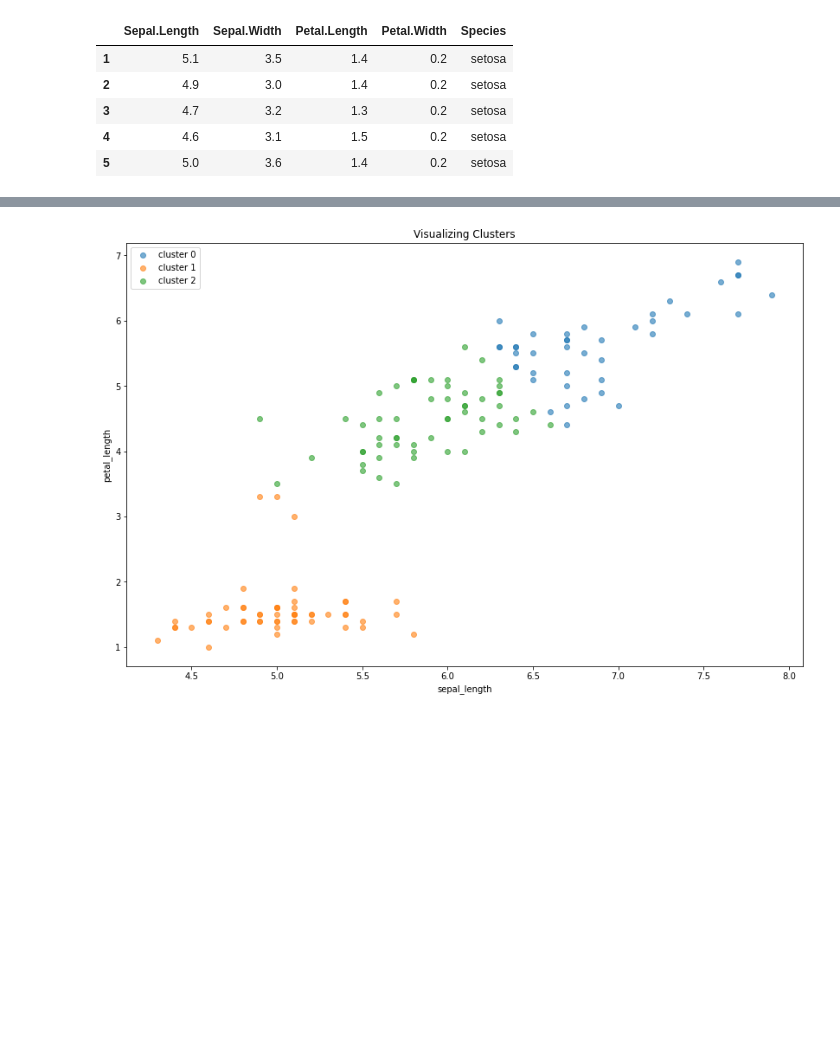
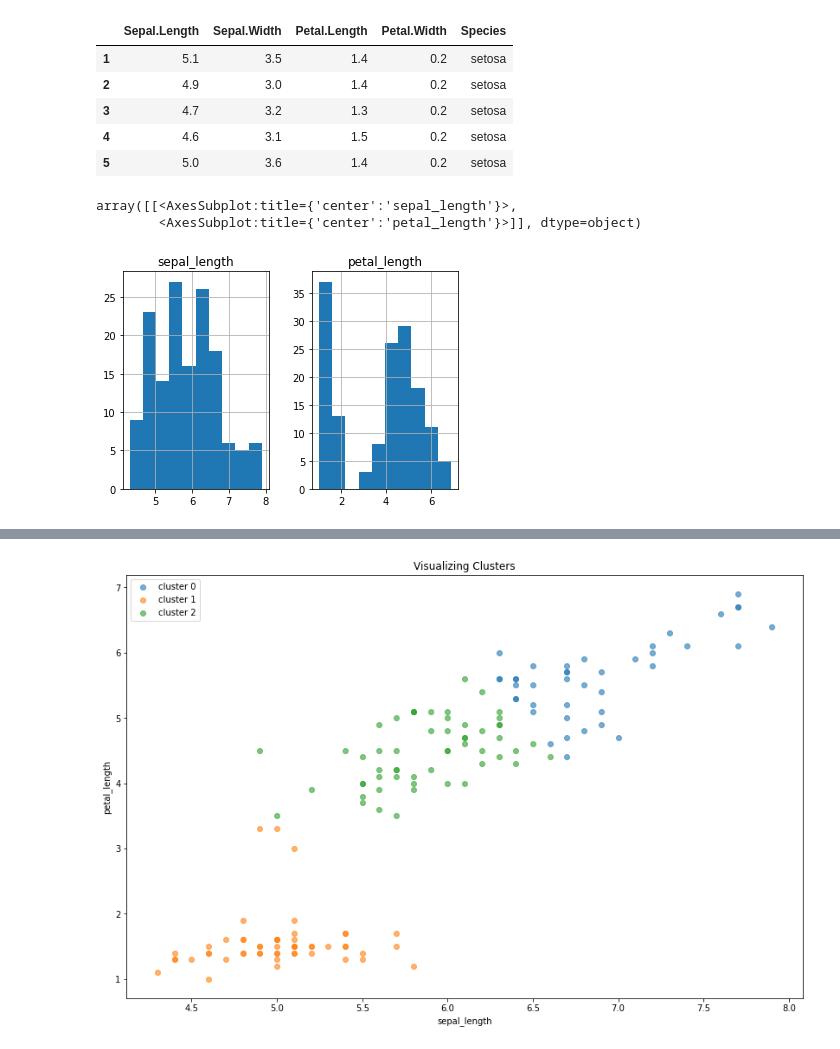
Before and after one commit to Joshua-C-Bryant/clustering-exercises, a Jupyter notebook: modeling.ipynb, the cells around one changed output, grey strips where cells are left out. Saved outputs shown, nothing was run; the diff lists cells and outputs as text; code cells hidden in the pictures; blank space fills up the shorter version.

```diff
--- a/modeling.ipynb
+++ b/modeling.ipynb
@@ -87,7 +87,11 @@ X = iris[['sepal_length','petal_length']]
 # %%
 # look at distribution of sepal length and petal_length
 
-# ####
+X.hist()
+# %% [output]
+array([[<AxesSubplot:title={'center':'sepal_length'}>,
+        <AxesSubplot:title={'center':'petal_length'}>]], dtype=object)
+[figure, added]
 # %%
 # Scale the X
 # make our thing, fit our thing
```
Also changed, not shown: parts of 8 cells of this notebook.
